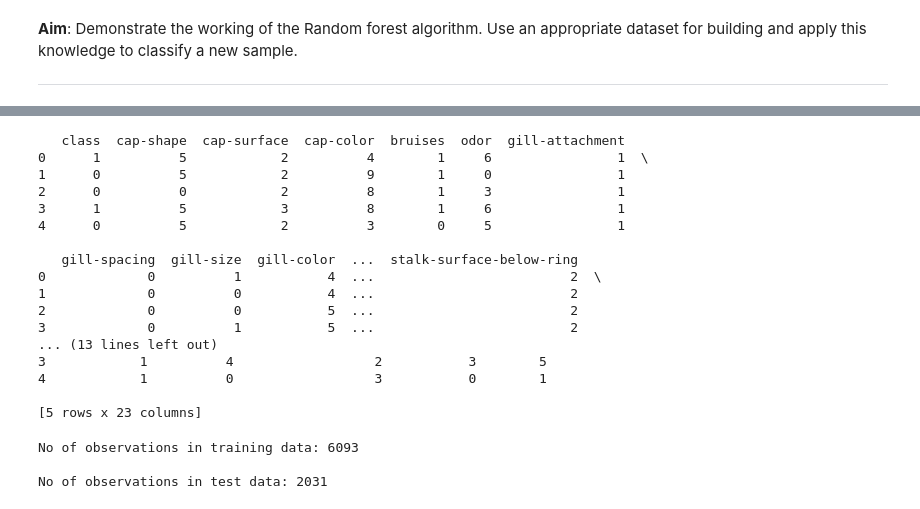
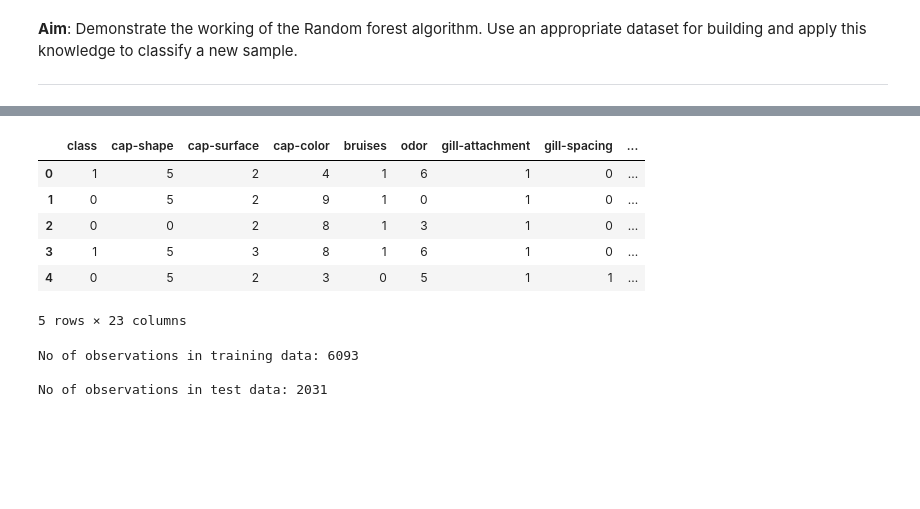
Before and after one commit to rabilrbl/18AIL66, a Jupyter notebook: Exp5/Exp5.ipynb, the cells around one changed output, grey strips where cells are left out. Drawn from its saved outputs; the diff is of its cells as text; code cells hidden in the pictures; blank space fills up the shorter version.

```diff
--- a/Exp5/Exp5.ipynb
+++ b/Exp5/Exp5.ipynb
@@ -29,30 +11,20 @@ freq             5         4                 3          2       2
 # %%
 dataset.shape
 dataset.isnull().sum()
 from sklearn.preprocessing import LabelEncoder
 dataset: pd.DataFrame = dataset.apply(LabelEncoder().fit_transform)
-print(dataset.head())
 ## Feature Scaling - dataframe.iloc[:,start_col:end_col]
 X = dataset.iloc[:, 0:4].values
 y = dataset.iloc[:, 4].values
+dataset.head()
 # %% [output]
+|  | class | cap-shape | cap-surface | cap-color | bruises | odor | gill-attachment | gill-spacing | ... |
+| 0 | 1 | 5 | 2 | 4 | 1 | 6 | 1 | 0 | ... |
+| 1 | 0 | 5 | 2 | 9 | 1 | 0 | 1 | 0 | ... |
+| 2 | 0 | 0 | 2 | 8 | 1 | 3 | 1 | 0 | ... |
+| 3 | 1 | 5 | 3 | 8 | 1 | 6 | 1 | 0 | ... |
+| 4 | 0 | 5 | 2 | 3 | 0 | 5 | 1 | 1 | ... |
-   class  cap-shape  cap-surface  cap-color  bruises  odor  gill-attachment
-0      1          5            2          4        1     6                1  \
-1      0          5            2          9        1     0                1
-2      0          0            2          8        1     3                1
-3      1          5            3          8        1     6                1
-4      0          5            2          3        0     5                1
-
-   gill-spacing  gill-size  gill-color  ...  stalk-surface-below-ring
-0             0          1           4  ...                         2  \
-1             0          0           4  ...                         2
-2             0          0           5  ...                         2
-3             0          1           5  ...                         2
-... (13 lines left out)
-3            1          4                  2           3        5
-4            1          0                  3           0        1
-
-[5 rows x 23 columns]
+5 rows × 23 columns
 # %%
 from sklearn.model_selection import train_test_split
 X_train, X_test, y_train, y_test = train_test_split(X, y, test_size=0.25,random_state=0)
```
Also changed, not shown: parts of 1 cell of this notebook.
